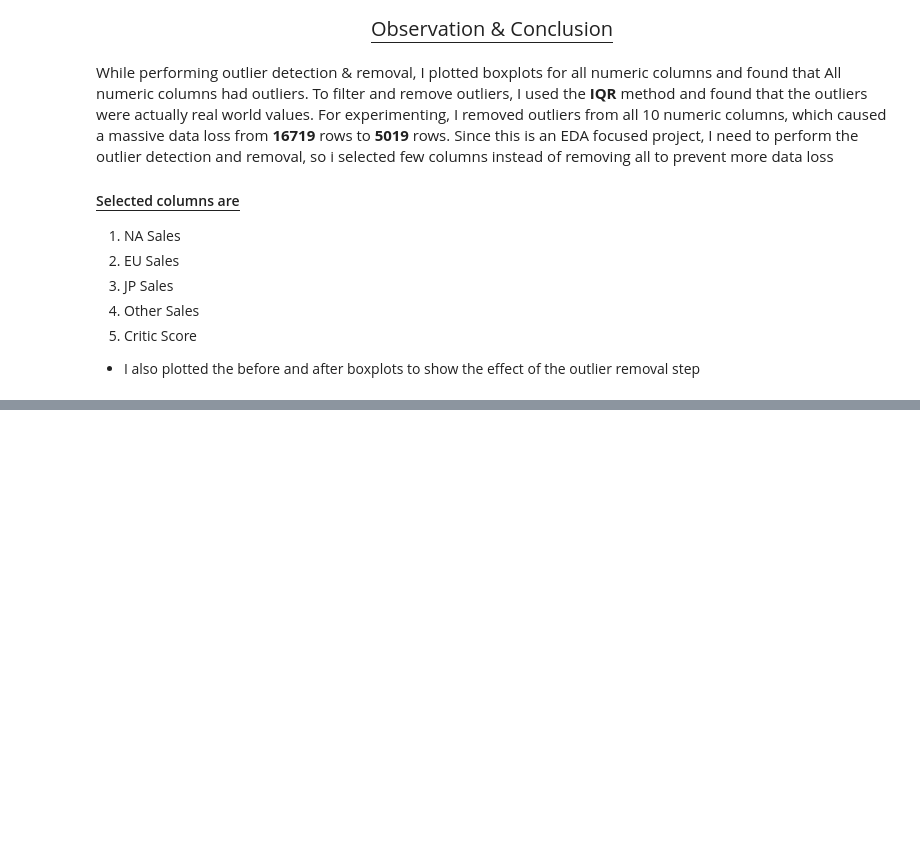
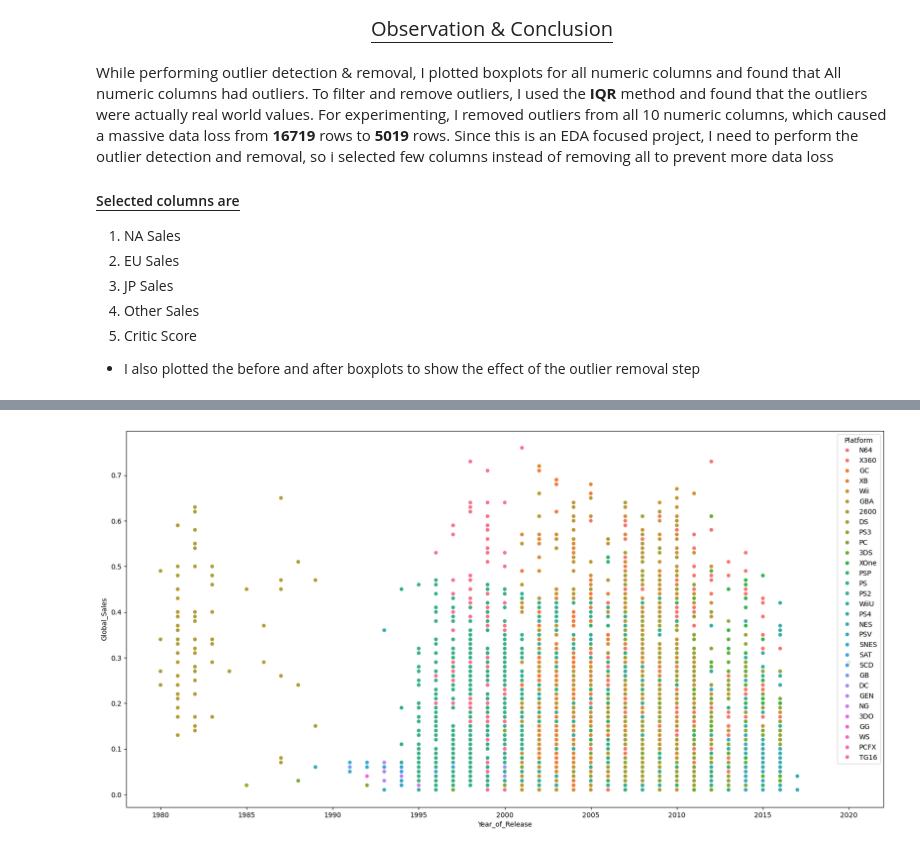
Before and after one commit to Jishnu-12/Data-analytics, a Jupyter notebook: EDA-Mini-Project/EDA-Mini-Project.ipynb, the cells around one changed output, grey strips where cells are left out. Saved outputs shown, nothing was run; the diff lists cells and outputs as text; code cells hidden in the pictures; blank space fills up the shorter version.

```diff
--- a/EDA-Mini-Project/EDA-Mini-Project.ipynb
+++ b/EDA-Mini-Project/EDA-Mini-Project.ipynb
@@ -483,0 +488,6 @@ plt.show()
+# %%
+plt.figure(figsize = (20,10))
+sns.scatterplot(x = "Year_of_Release", y = "Global_Sales",data = df,hue = "Platform")
+plt.show()
+# %% [output]
+[figure, added]
```
Also changed, not shown: parts of 2 cells of this notebook.
